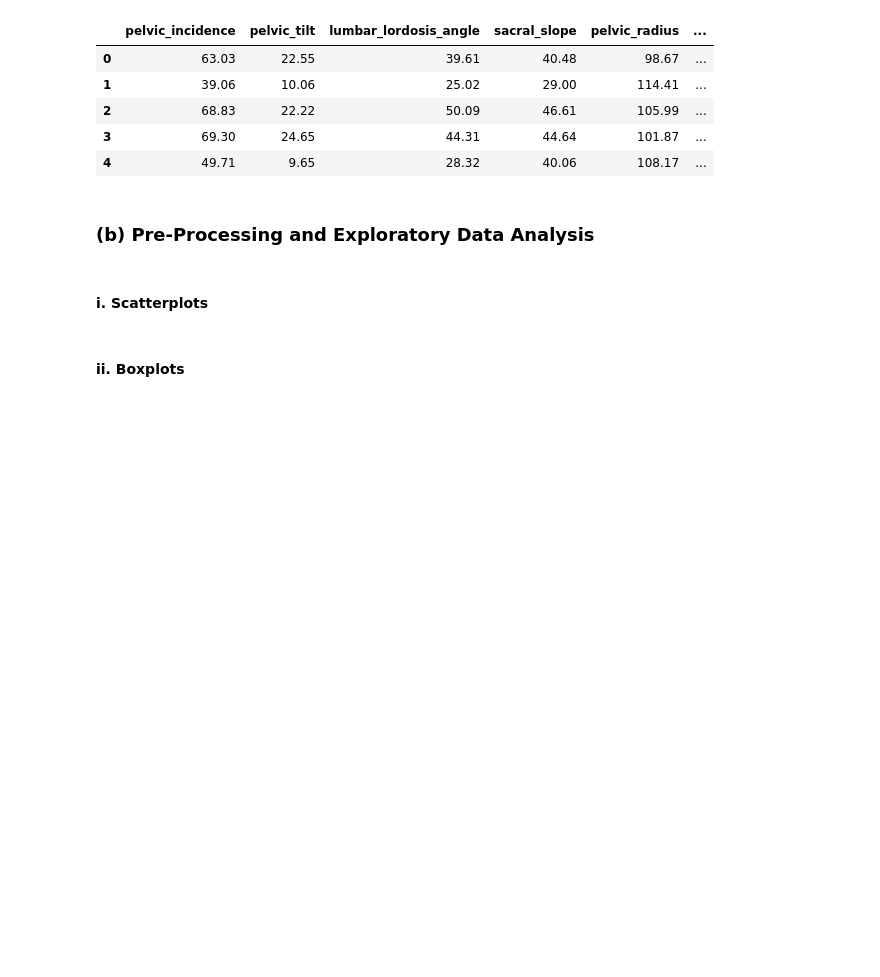
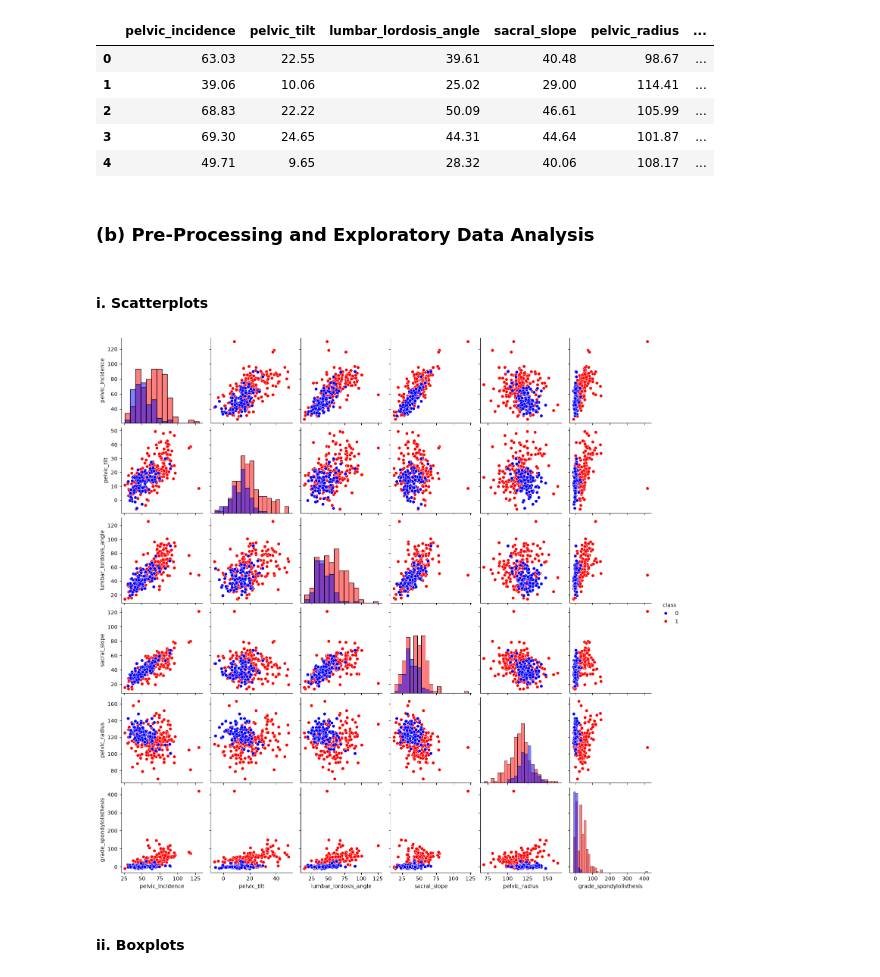
Before and after one commit to akeehan56/DSCI552, a Jupyter notebook: HW1/notebook/Last_First_HW1.ipynb, the cells around one changed output. Saved outputs shown, nothing was run; the diff lists cells and outputs as text; code cells hidden in the pictures; blank space fills up the shorter version.

```diff
--- a/HW1/notebook/Last_First_HW1.ipynb
+++ b/HW1/notebook/Last_First_HW1.ipynb
@@ -35,6 +53,10 @@ data = pd.read_csv(
     names=column_names
 )
 
+data["class"] = data["class"].map({"NO": 0, "AB": 1})
+
+independent_variables = data.columns[:-1].tolist()
+
 data.head()
 # %% [output]
 |  | pelvic_incidence | pelvic_tilt | lumbar_lordosis_angle | sacral_slope | pelvic_radius | ... |
@@ -47,5 +69,17 @@ data.head()
 ### (b) Pre-Processing and Exploratory Data Analysis
 # %% [markdown]
 #### i. Scatterplots
+# %%
+sns.pairplot(
+    data,
+    vars=independent_variables,
+    hue="class",
+    palette={0: "blue", 1: "red"},
+    diag_kind="hist"
+)
+
+plt.show()
+# %% [output]
+[figure, added]
 # %% [markdown]
 #### ii. Boxplots
```
Also changed, not shown: parts of 6 cells of this notebook.
